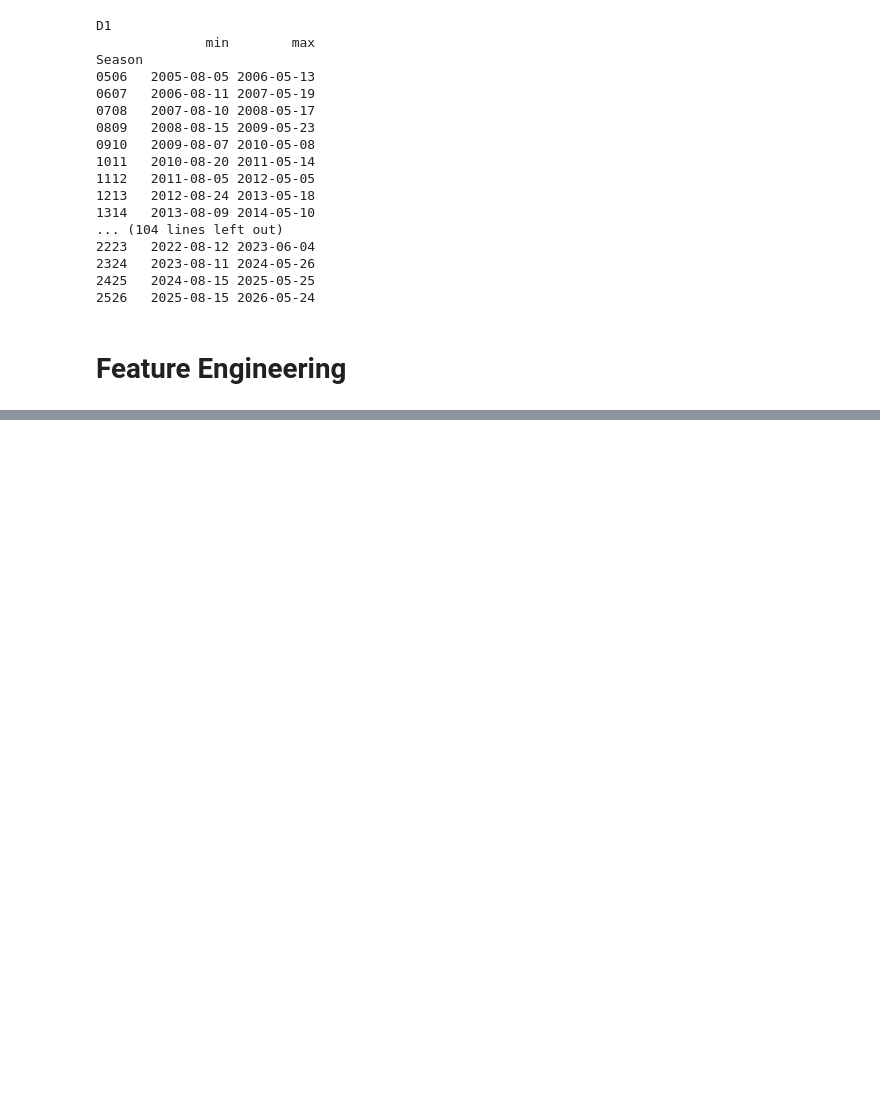
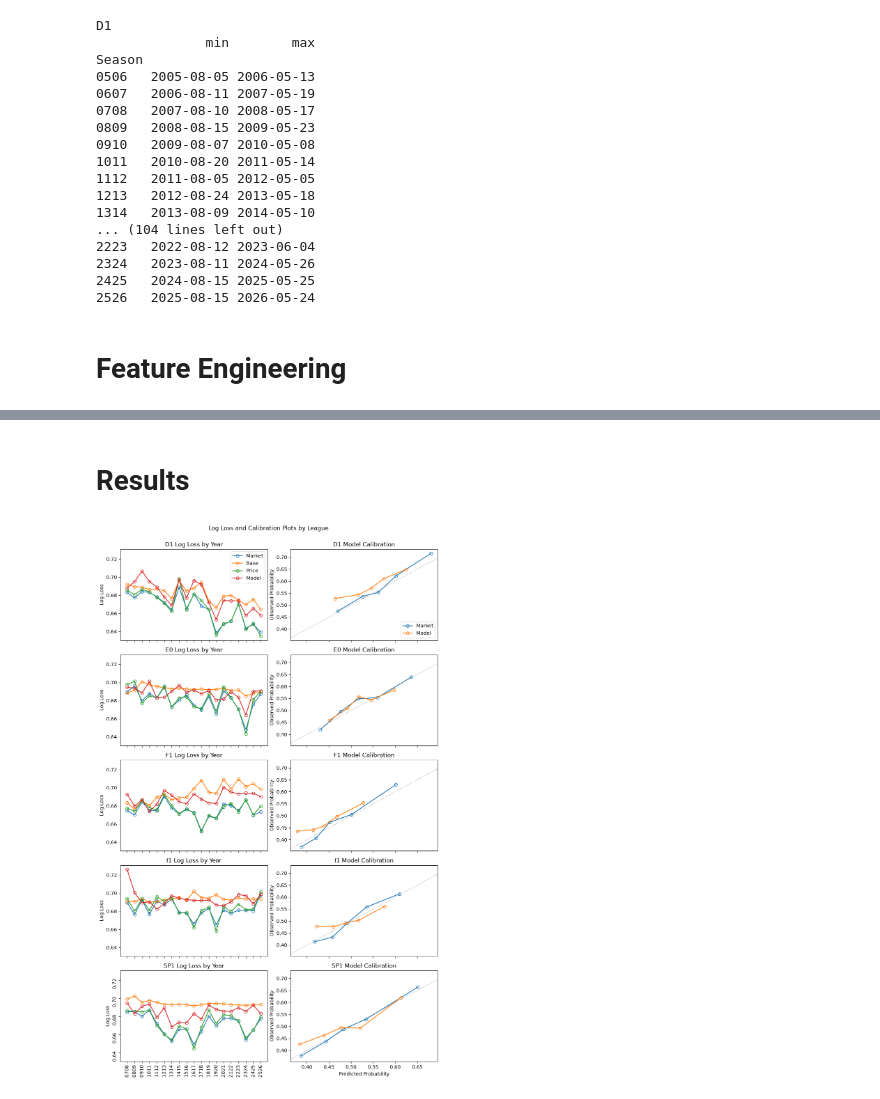
Before and after one commit to acarroll1303/OU25GoalsReg, a Jupyter notebook: OU25.ipynb, the cells around one changed output, grey strips where cells are left out. Saved outputs shown, nothing was run; the diff lists cells and outputs as text; code cells hidden in the pictures; blank space fills up the shorter version.

Commit message:
Added functions for evaluation metrics and plots

```diff
--- a/OU25.ipynb
+++ b/OU25.ipynb
@@ -174,0 +219,49 @@ print(homeAwayMapper())
+# %%
+FORECASTERS = {"p_model": "Model", "p_market": "Market"}
+frames = []
+for col, name in FORECASTERS.items():
+    d = predsDF[["League", "Over25", col]].copy()
+    d["bin"] = d.groupby("League")[col].transform(
+        lambda s: pd.qcut(s, 5, labels=False)
+    )
+    g = (d.groupby(["League", "bin"])
+           .agg(n=("Over25", "size"),
+                obs=("Over25", "mean"),
+                pred=(col, "mean"))
+           .reset_index())
+    g["forecaster"] = name
+    frames.append(g)
+
+calDF = pd.concat(frames, ignore_index=True)
+# %% [markdown]
+# Results
+# %%
+
+ll_cols=['ll_mkt', 'll_base', 'll_price','ll_model']
+ll_labels=['Market','Base','Price','Model']
+cal_cols=['ll_mkt', 'll_base', 'll_price','ll_model']
+cal_labels=['Market','Model']
+def plotLLCal(leagues=leagues, ll_cols=ll_cols,ll_labels=ll_labels,cal_cols=cal_cols,cal_labels=cal_labels):
+    fig,axs=plt.subplots(nrows=len(leagues),ncols=2, sharex='col', sharey='col',figsize=(10,16))
+    for ax,l in zip(axs,leagues):
+        s=scores.loc[l]
+        ax[0].set_title(f"{l} Log Loss by Year")
+        for col,lab in zip(ll_cols,ll_labels):
+            ax[0].plot(s.index,s[col],label=lab,marker='o',fillstyle='none')
+        ax[0].set_ylabel('Log Loss')
+        ax[1].set_title(f"{l} Model Calibration")
+        for col, lab in zip(cal_cols,cal_labels):
+            c = calDF[(calDF['League'] == l) & (calDF['forecaster'] == lab)]
+            ax[1].plot(c["pred"], c["obs"], marker="o", fillstyle="none", label=lab)
+        ax[1].axline([0.5,0.5],slope=1, c='grey', linestyle='--', linewidth=0.5)
+        ax[1].set_ylabel('Observed Probability')
+    axs[0][0].legend(loc="upper right")
+    axs[0][1].legend(loc="lower right")
+    axs[-1][0].tick_params(rotation=90)
+    axs[-1][1].set_xlabel('Predicted Probability')
+    fig.suptitle('Log Loss and Calibration Plots by League',y=1)
+    fig.tight_layout()
+# %%
+plotLLCal()
+# %% [output]
+[figure, added]
```
Also changed, not shown: parts of 8 cells of this notebook.
